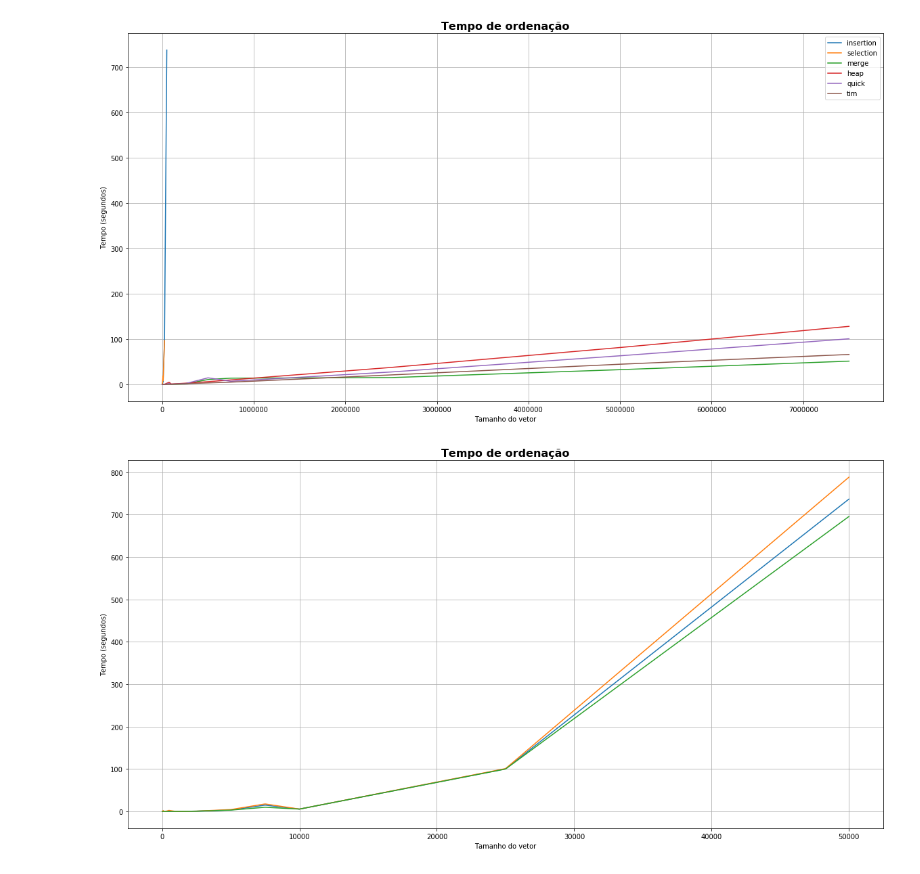
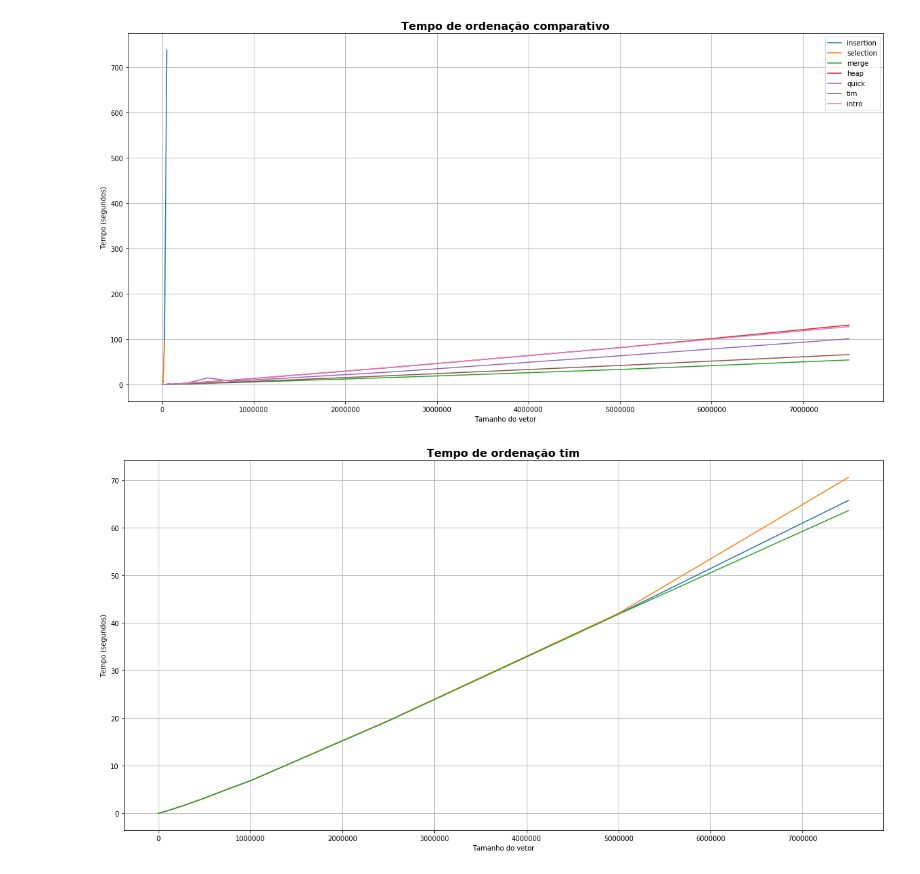
Before and after one commit to icarodgl/TPA, a Jupyter notebook: Analise.ipynb, the cells around one changed output. Drawn from its saved outputs; the diff is of its cells as text; code cells hidden in the pictures.

```diff
--- a/Analise.ipynb
+++ b/Analise.ipynb
@@ -22,6 +22,7 @@ merge = df[df.algorithm=='merge'].query('avg >= 0').drop_duplicates('size')
 heap = df[df.algorithm=='heap'].query('avg >= 0').drop_duplicates('size')
 selection = df[df.algorithm=='selection'].query('avg >= 0')
 tim = df[df.algorithm=='tim'].query('avg >= 0')
+intro = df[df.algorithm=='intro'].query('avg >= 0')
 #plt.figure(figsize=(20,10))
 plt.plot('size' , 'avg', data=insertion,label="insertion" )
 plt.plot( 'size',  'avg', data=selection,label="selection")
@@ -29,32 +30,34 @@ plt.plot( 'size',  'avg', data=merge,label="merge")
 plt.plot( 'size',  'avg', data=heap,label="heap")
 plt.plot('size',  'avg', data=quick,label="quick")
 plt.plot('size',  'avg', data=tim,label="tim")
+
+plt.plot('size',  'avg', data=intro,label="intro")
 plt.rcParams["figure.figsize"] = [20,10]
 plt.xlabel("Tamanho do vetor")
 plt.ylabel("Tempo (segundos)")
 #plt.xticks([str(int(i)) for i in quick['size']])
 
-plt.title("Tempo de ordenação", fontsize=16, fontweight='bold')
+plt.title("Tempo de ordenação comparativo", fontsize=16, fontweight='bold')
 plt.plot(usevlines=True,normed=True, maxlags=20,rotation = 45)
 
 plt.legend()
 plt.savefig('./imgs/all.png',transparent=False)
 # %% [output]
-[figure, old version]
+[figure, new version]
 # %%
 fig, ax = plt.subplots()
 ax.grid(True)
-plt.plot('size' , 'avg', data=insertion,label="avg")
-plt.plot('size' , 'max', data=insertion,label="max")
-plt.plot('size' , 'min', data=insertion,label="min")
+plt.plot('size' , 'avg', data=tim,label="avg")
+plt.plot('size' , 'max', data=tim,label="max")
+plt.plot('size' , 'min', data=tim,label="min")
 
 plt.xlabel("Tamanho do vetor")
 plt.ylabel("Tempo (segundos)")
-plt.title("Tempo de ordenação", fontsize=16, fontweight='bold')
+plt.title("Tempo de ordenação tim", fontsize=16, fontweight='bold')
 plt.show()
-fig.savefig('./imgs/all2.png',transparent=False)
+fig.savefig('./imgs/tim.png',transparent=False)
 # %% [output]
-[figure, old version]
+[figure, new version]
 # %%
 
 plt.plot('size' , 'avg', data=quick,label="avg")
```
Also changed, not shown: parts of 7 cells of this notebook, 16 other files.
